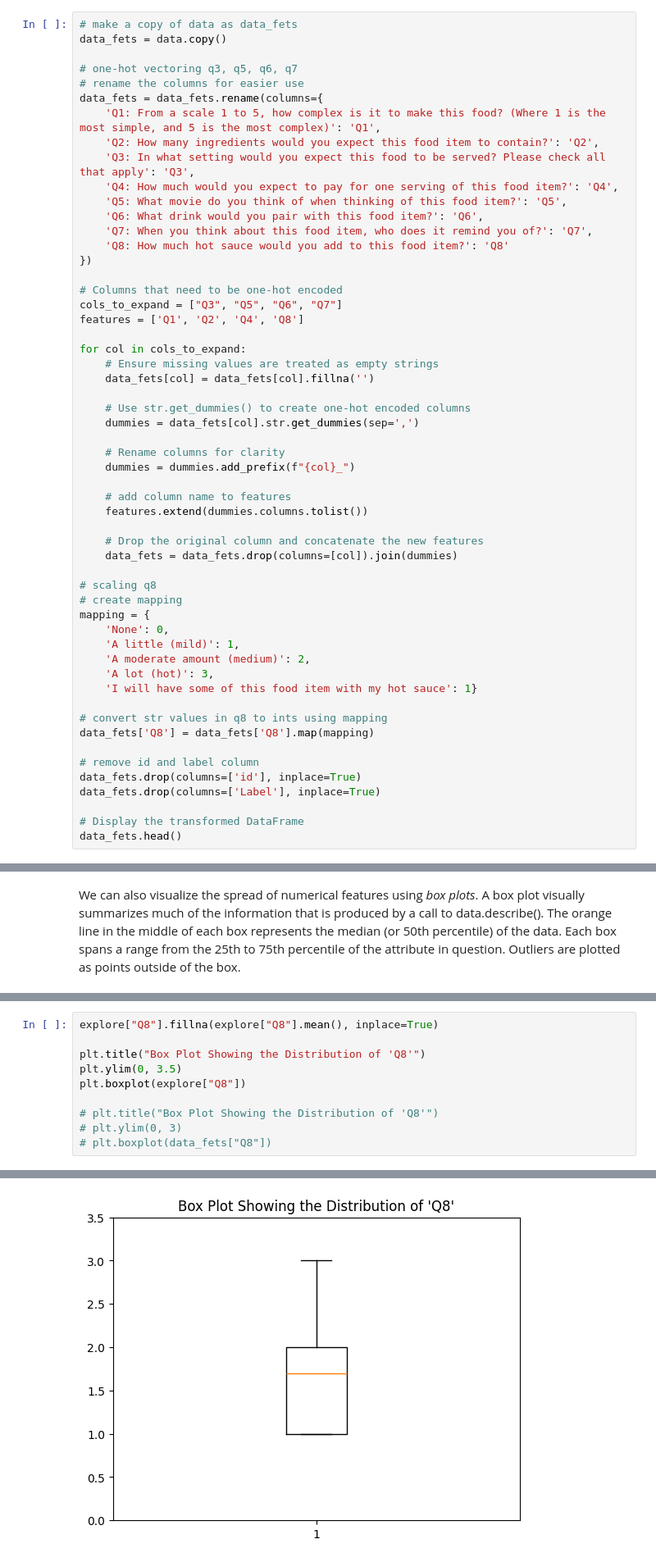
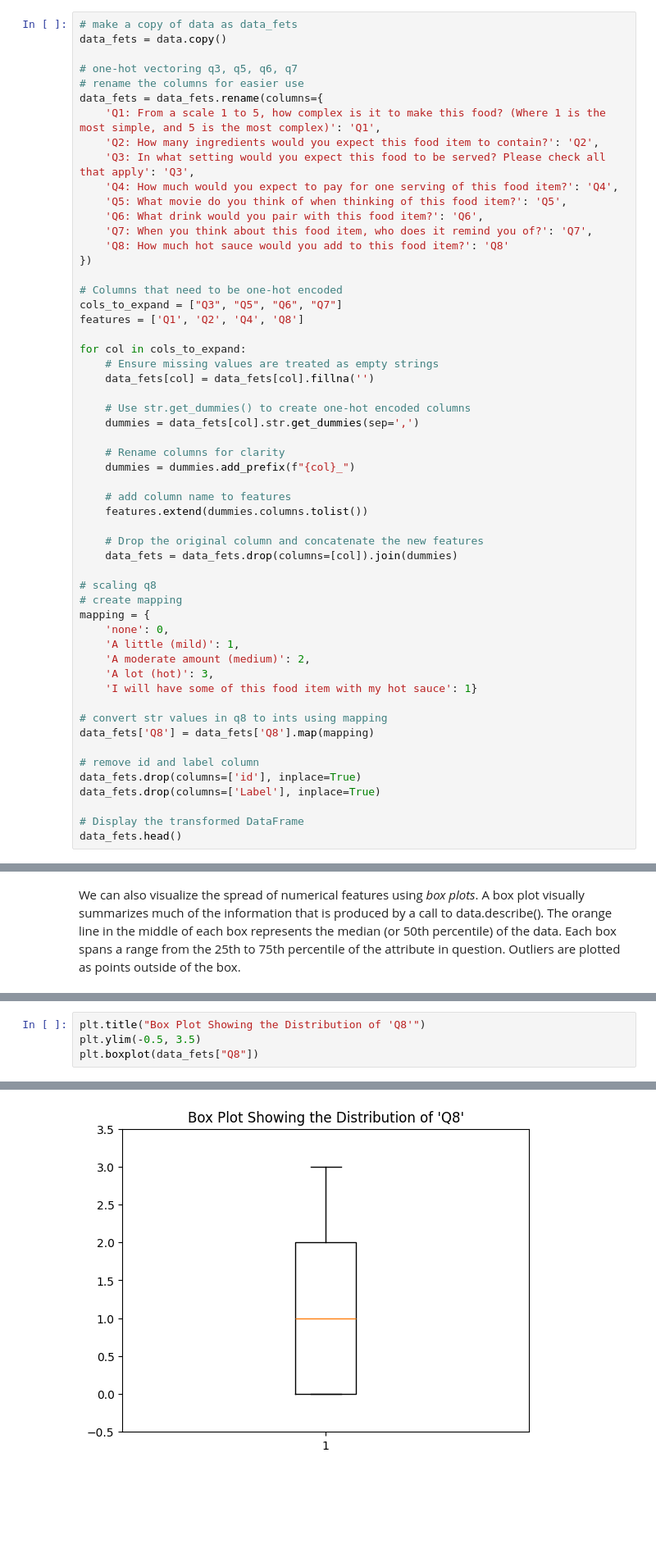
Before and after one commit to erinkim16/dishdetective, a Jupyter notebook: project_sklearn_forest.ipynb, the cells around one changed output, grey strips where cells are left out. Shown at 82% size. Saved outputs shown, nothing was run; the diff lists cells and outputs as text; blank space fills up the shorter version.

Commit message:
forest with q8 data fix

```diff
--- a/project_sklearn_forest.ipynb
+++ b/project_sklearn_forest.ipynb
@@ -108,7 +108,7 @@ for col in cols_to_expand:
 # scaling q8
 # create mapping
 mapping = {
-    'None': 0,
+    'none': 0,
     'A little (mild)': 1,
     'A moderate amount (medium)': 2,
     'A lot (hot)': 3,
@@ -370,13 +370,7 @@ For example, when doing 'df[col].method(value, inplace=True)', try using 'df.met
  'means': []}
 [figure]
 # %%
-explore["Q8"].fillna(explore["Q8"].mean(), inplace=True)
-
 plt.title("Box Plot Showing the Distribution of 'Q8'")
-plt.ylim(0, 3.5)
-plt.boxplot(explore["Q8"])
-
-# plt.title("Box Plot Showing the Distribution of 'Q8'")
-# plt.ylim(0, 3)
-# plt.boxplot(data_fets["Q8"])
+plt.ylim(-0.5, 3.5)
+plt.boxplot(data_fets["Q8"])
 # %% [output]
@@ -397,4 +385,4 @@ For example, when doing 'df[col].method(value, inplace=True)', try using 'df.met
-[figure, old version]
+[figure, new version]
 # %% [markdown]
 For the categorical features, we can also tabulate the frequency that each category occurs in the data set:
 # %%
```
Also changed, not shown: parts of 4 cells of this notebook.
